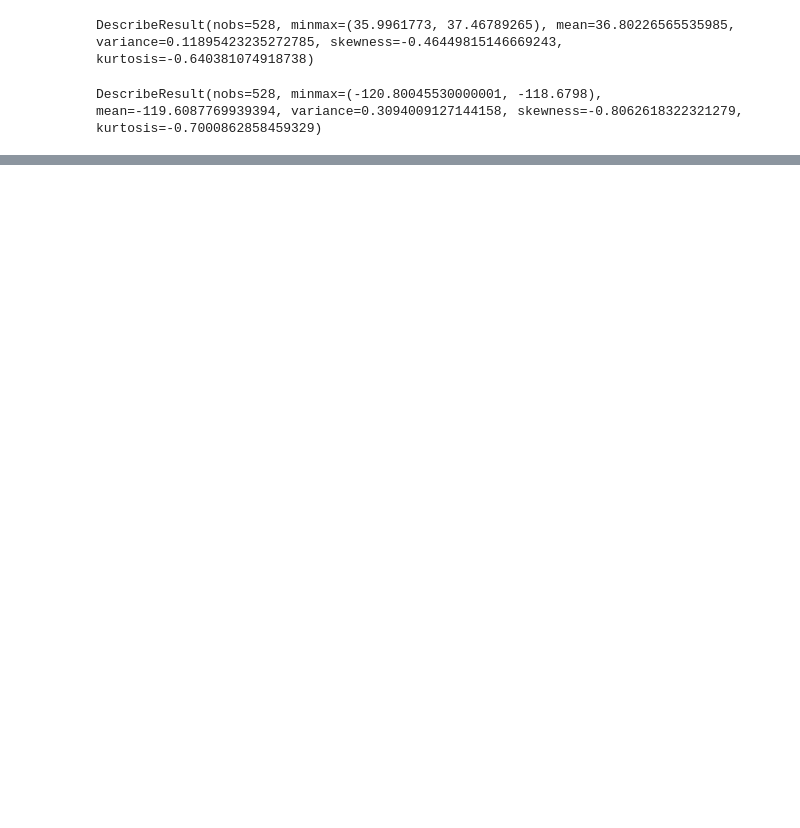
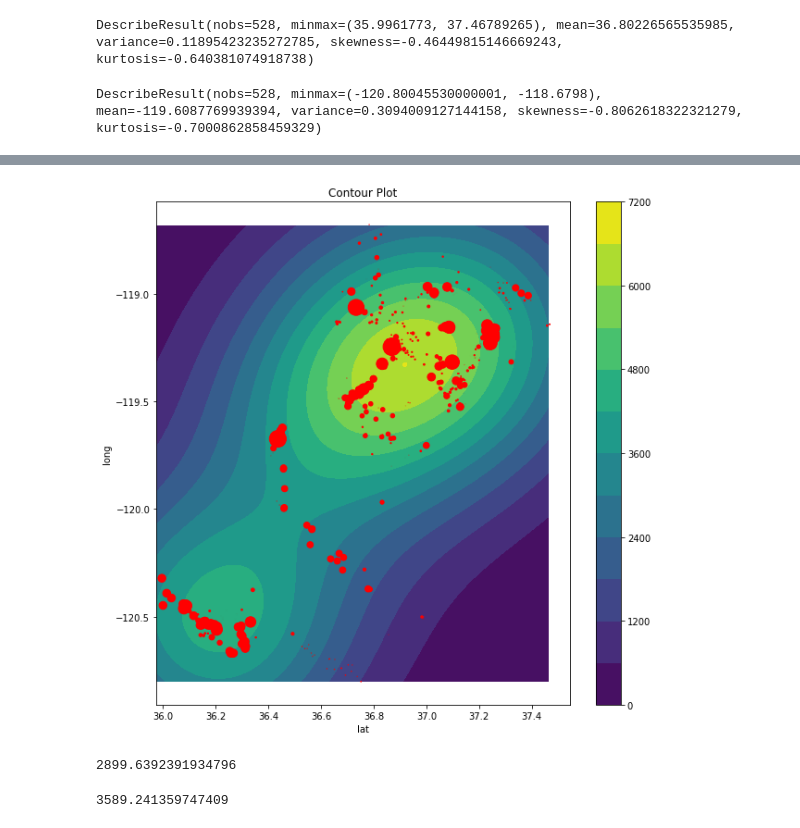
Before and after one commit to draget/w210_water, a Jupyter notebook: Water rights.ipynb, the cells around one changed output, grey strips where cells are left out. Drawn from its saved outputs; the diff is of its cells as text; code cells hidden in the pictures; blank space fills up the shorter version.

```diff
--- a/Water rights.ipynb
+++ b/Water rights.ipynb
@@ -189,0 +326,22 @@ plt.show()
+# %%
+fig, ax = plt.subplots(figsize=(10, 10))
+
+cp = plt.contourf(xv, yv, zv, levels = 10)
+plt.colorbar(cp)
+
+plt.scatter(x,y, s = z/100, c = 'r')
+
+ax.set_title('Contour Plot')
+ax.set_xlabel('lat')
+ax.set_ylabel('long')
+plt.show()
+# %% [output]
+[figure, added]
+# %%
+water_right_score(36.65,-120.25)
+# %% [output]
+2899.6392391934796
+# %%
+water_right_score(36.65,-120.0)
+# %% [output]
+3589.241359747409
```
Also changed, not shown: parts of 30 cells of this notebook, 3 other files.
